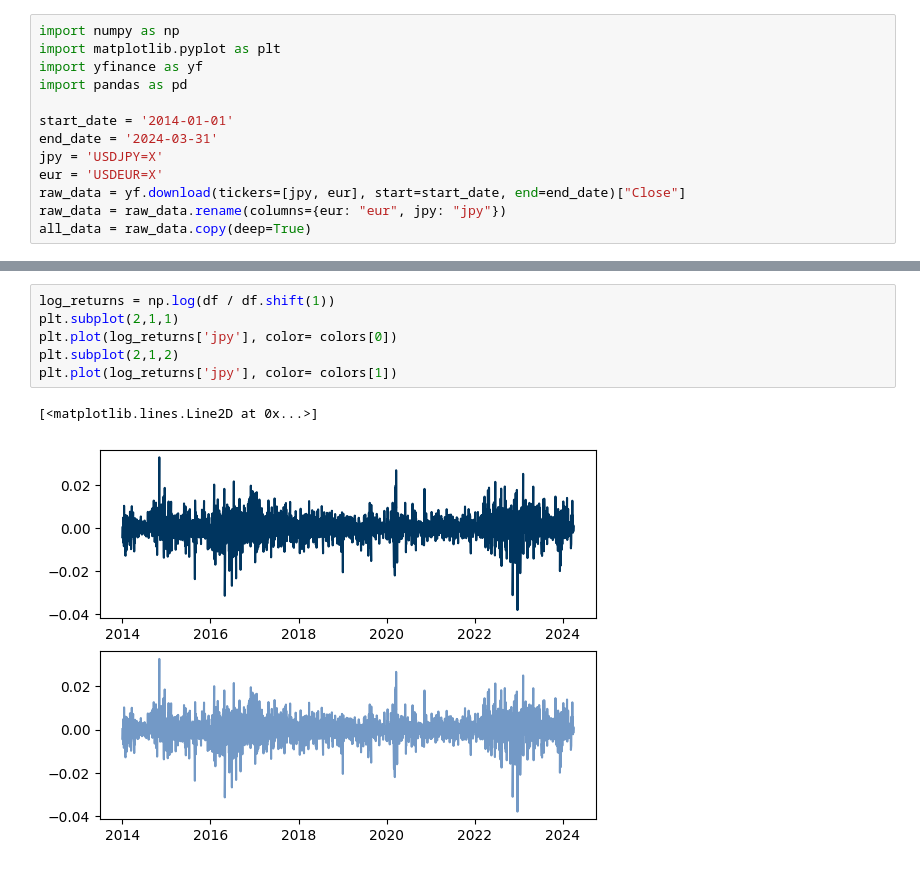
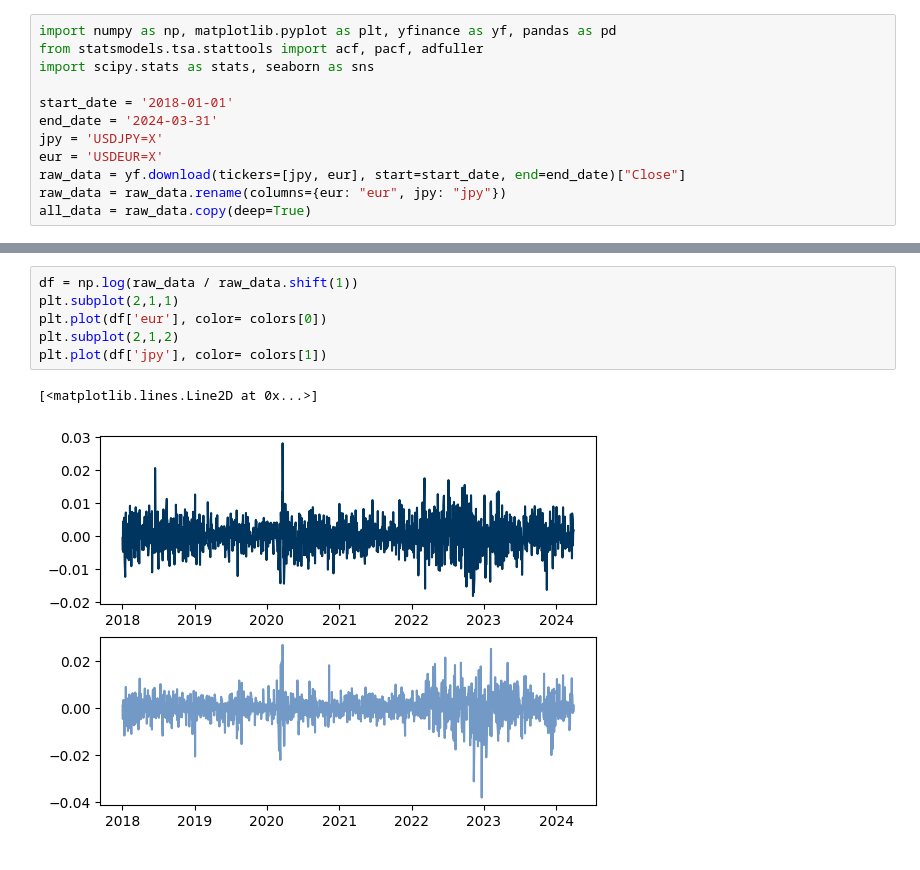
Before and after one commit to MariaNowacka/ryzyko, a Jupyter notebook: ryzyko3.ipynb, the cells around one changed output, grey strips where cells are left out. Saved outputs shown, nothing was run; the diff lists cells and outputs as text.

```diff
--- a/ryzyko3.ipynb
+++ b/ryzyko3.ipynb
@@ -1,10 +1,9 @@
 # %%
-import numpy as np
-import matplotlib.pyplot as plt
-import yfinance as yf
-import pandas as pd
+import numpy as np, matplotlib.pyplot as plt, yfinance as yf, pandas as pd
+from statsmodels.tsa.stattools import acf, pacf, adfuller
+import scipy.stats as stats, seaborn as sns
 
-start_date = '2014-01-01'
+start_date = '2018-01-01'
 end_date = '2024-03-31'
 jpy = 'USDJPY=X'
 eur = 'USDEUR=X'
@@ -31,9 +28,9 @@ plt.plot(df['jpy'], color= colors[1] )
 # %%
-log_returns = np.log(df / df.shift(1))
+df = np.log(raw_data / raw_data.shift(1))
 plt.subplot(2,1,1)
-plt.plot(log_returns['jpy'], color= colors[0])
+plt.plot(df['eur'], color= colors[0])
 plt.subplot(2,1,2)
-plt.plot(log_returns['jpy'], color= colors[1])
+plt.plot(df['jpy'], color= colors[1])
 # %% [output]
 [<matplotlib.lines.Line2D at 0x...>]
-[figure, old version]
+[figure, new version]
```
Also changed, not shown: parts of 35 cells of this notebook.
